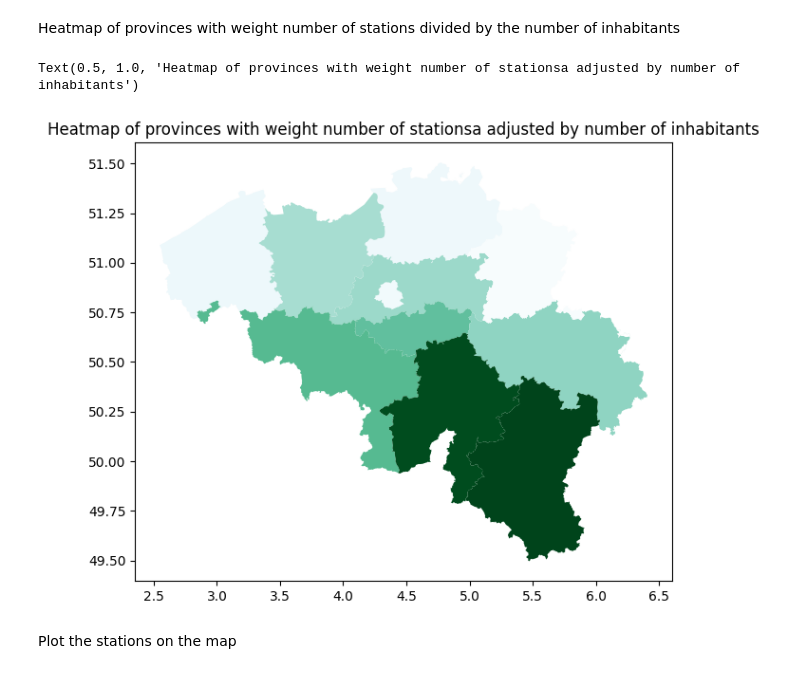
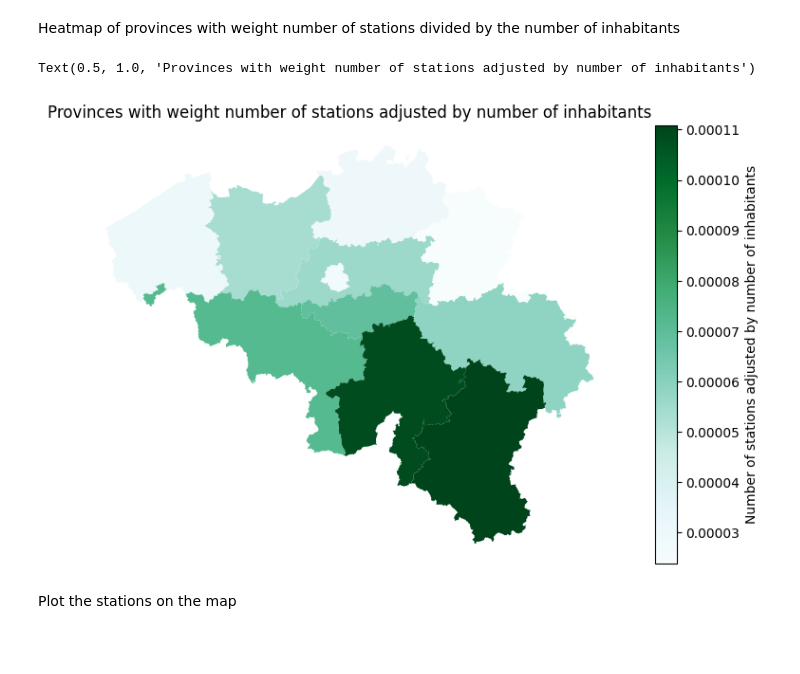
Before and after one commit to Seoyangsam/ACRM, a Jupyter notebook: src/Q11.ipynb, the cells around one changed output. Drawn from its saved outputs; the diff is of its cells as text; code cells hidden in the pictures; blank space fills up the shorter version.

```diff
--- a/src/Q11.ipynb
+++ b/src/Q11.ipynb
@@ -204,10 +214,15 @@ Heatmap of provinces with weight number of stations divided by the number of inh
 # %%
 fig, ax = plt.subplots(1, figsize=(10, 6))
 provinces.plot(column='stations_adjusted', cmap='BuGn', linewidth=0.8, ax=ax)
-plt.title(label ="Heatmap of provinces with weight number of stationsa adjusted by number of inhabitants")
+sm = plt.cm.ScalarMappable(cmap='BuGn', norm=plt.Normalize(vmin=provinces['stations_adjusted'].min(), vmax=provinces['stations_adjusted'].max()))
+sm._A = []
+cbar = fig.colorbar(sm)
+cbar.ax.set_ylabel('Number of stations adjusted by number of inhabitants')
+ax.axis('off')
+plt.title(label ="Provinces with weight number of stations adjusted by number of inhabitants")
 # %% [output]
-Text(0.5, 1.0, 'Heatmap of provinces with weight number of stationsa adjusted by number of inhabitants')
+Text(0.5, 1.0, 'Provinces with weight number of stations adjusted by number of inhabitants')
-[figure, old version]
+[figure, new version]
 # %% [markdown]
 Plot the stations on the map
 # %%
```
Also changed, not shown: parts of 15 cells of this notebook, 8 other files.
